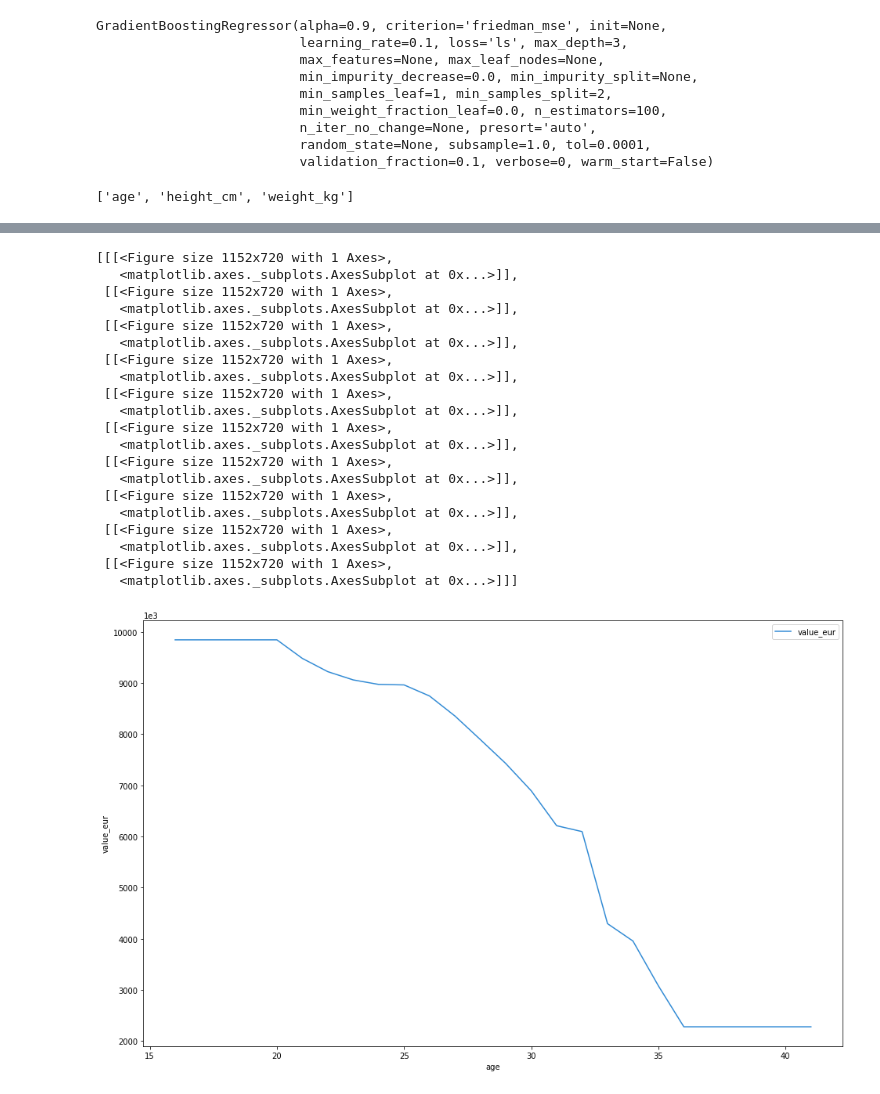
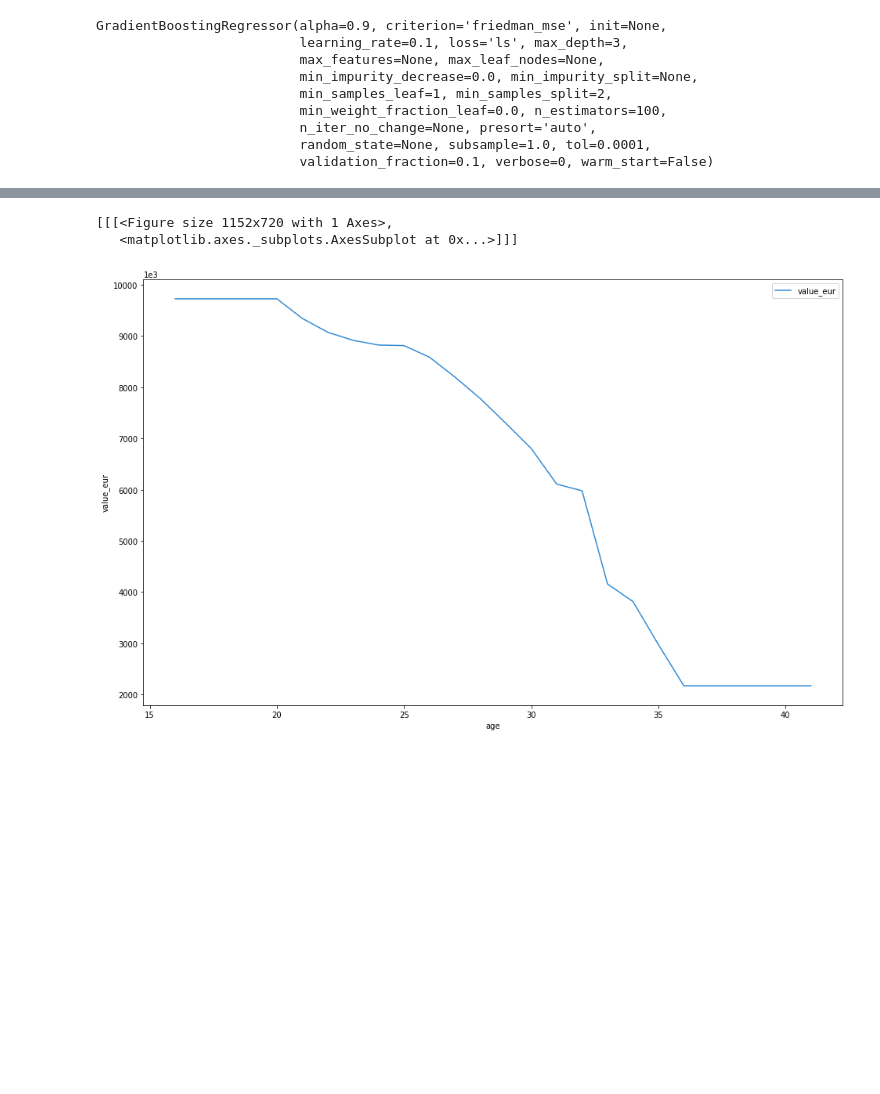
Before and after one commit to deveshcode/DevExplainer, a Jupyter notebook: Base.ipynb, the cells around one changed output, grey strips where cells are left out. Drawn from its saved outputs; the diff is of its cells as text; code cells hidden in the pictures; blank space fills up the shorter version.

```diff
--- a/Base.ipynb
+++ b/Base.ipynb
@@ -50,7 +50,7 @@ class DevExplainer:
 
     def verify_selective_features(self, selective_features):
 
-        if selective_features is None:
+        if selective_features is not None:
             print("\nSelective Features : ", selective_features)
             return selective_features
         else:
@@ -170,6 +170,7 @@ class DevExplainer:
         self.interpreter = self.create_interpretation()
         self.inmemory_model = self.create_inmemory_model()
         pdp_list = []
+        print(self.selective_features)
         for feature in self.selective_features:
             pdp = self.interpreter.partial_dependence.plot_partial_dependence(
             [feature], self.inmemory_model, filter_classes=self.target_names, n_jobs=-1
@@ -204,9 +205,7 @@ class DevExplainer:
 # %%
 # from skater.model import InMemoryModel
 # help(InMemoryModel)
-list(x_dataset)[0:3]
+# list(x_dataset)[0:3]
-# %% [output]
-['age', 'height_cm', 'weight_kg']
 # %%
 explainer_obj = DevExplainer(
     model_obj = model_obj,
@@ -215,7 +214,7 @@ explainer_obj = DevExplainer(
     model_type = "Regression",
     log_level = 50,
     sample = True,
-    selective_features = ['age', 'height_cm', 'weight_kg']
+    selective_features = ['age']
 )
 explainer_obj.partial_dependence_plot()
 # %% [output]
@@ -239,21 +238,3 @@ Checking if predict exists : True
 [[[<Figure size 1152x720 with 1 Axes>,
-   <matplotlib.axes._subplots.AxesSubplot at 0x...>]],
- [[<Figure size 1152x720 with 1 Axes>,
-   <matplotlib.axes._subplots.AxesSubplot at 0x...>]],
- [[<Figure size 1152x720 with 1 Axes>,
-   <matplotlib.axes._subplots.AxesSubplot at 0x...>]],
- [[<Figure size 1152x720 with 1 Axes>,
-   <matplotlib.axes._subplots.AxesSubplot at 0x...>]],
- [[<Figure size 1152x720 with 1 Axes>,
-   <matplotlib.axes._subplots.AxesSubplot at 0x...>]],
- [[<Figure size 1152x720 with 1 Axes>,
-   <matplotlib.axes._subplots.AxesSubplot at 0x...>]],
- [[<Figure size 1152x720 with 1 Axes>,
-   <matplotlib.axes._subplots.AxesSubplot at 0x...>]],
- [[<Figure size 1152x720 with 1 Axes>,
-   <matplotlib.axes._subplots.AxesSubplot at 0x...>]],
- [[<Figure size 1152x720 with 1 Axes>,
-   <matplotlib.axes._subplots.AxesSubplot at 0x...>]],
- [[<Figure size 1152x720 with 1 Axes>,
    <matplotlib.axes._subplots.AxesSubplot at 0x...>]]]
-[figure, old version]
+[figure, new version]
```
Also changed, not shown: parts of 1 cell of this notebook.
